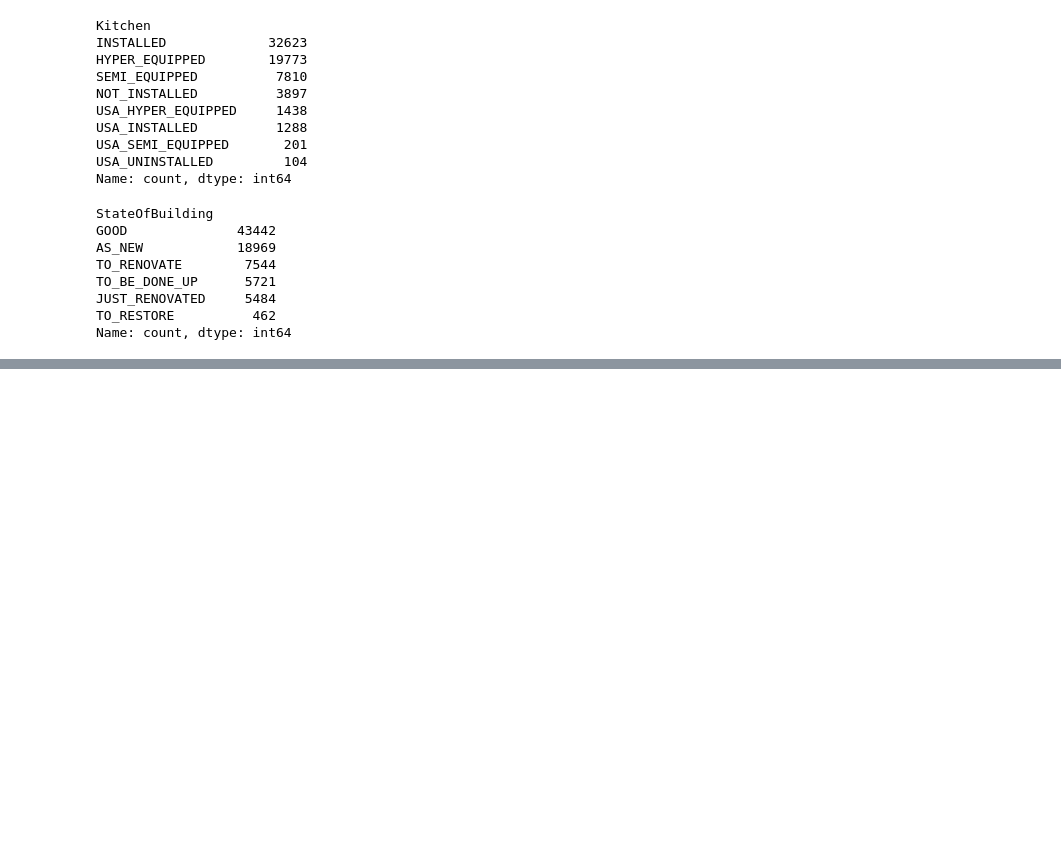
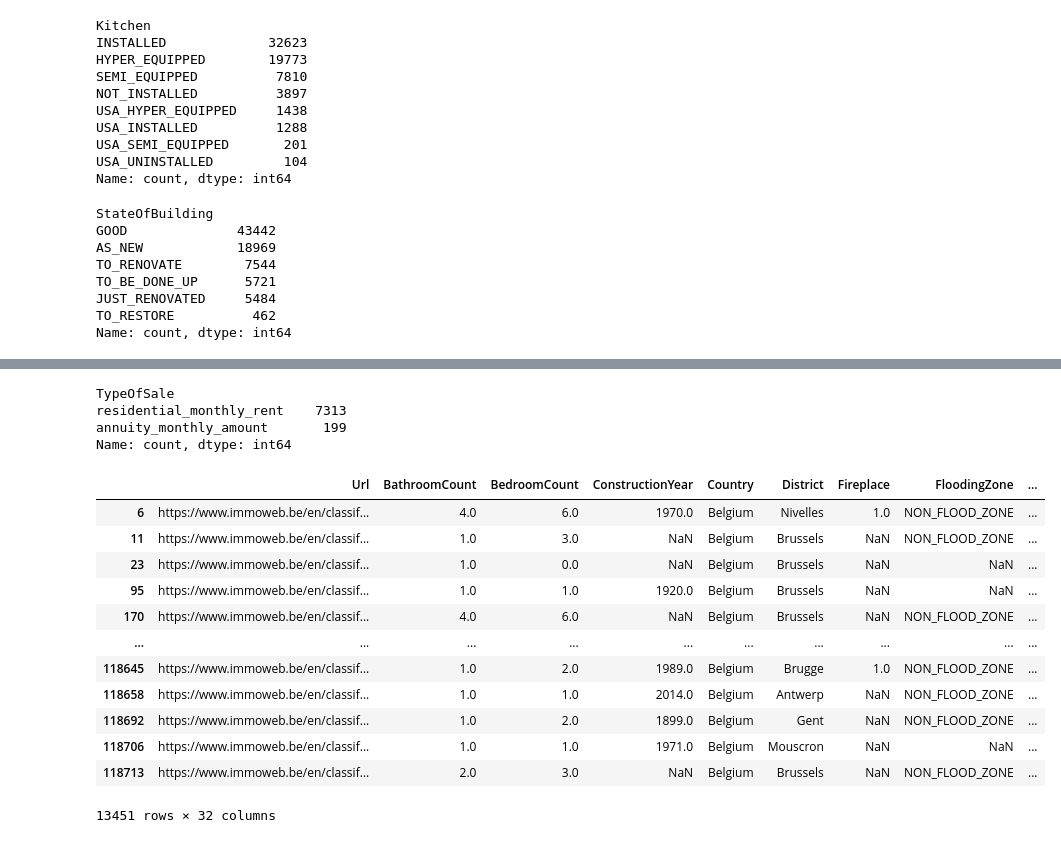
Before and after one commit to appiKaL/immo-eliza-analysis, a Jupyter notebook: test.ipynb, the cells around one changed output, grey strips where cells are left out. Cells and saved outputs as stored; diff of their text form; code cells hidden in the pictures; blank space fills up the shorter version.

```diff
--- a/test.ipynb
+++ b/test.ipynb
@@ -177,0 +224,25 @@ Name: count, dtype: int64
+# %%
+monthly_charges_df = df[df['MonthlyCharges'] > 0]
+#print(monthly_charges_df)
+monthly_charges_df['TypeOfSale'].value_counts()
+# %% [output]
+TypeOfSale
+residential_monthly_rent    7313
+annuity_monthly_amount       199
+Name: count, dtype: int64
+# %%
+df[df['TypeOfSale'] == 'residential_monthly_rent']
+# %% [output]
+|  | Url | BathroomCount | BedroomCount | ConstructionYear | Country | District | Fireplace | FloodingZone | ... |
+| 6 | https://www.immoweb.be/en/classif... | 4.0 | 6.0 | 1970.0 | Belgium | Nivelles | 1.0 | NON_FLOOD_ZONE | ... |
+| 11 | https://www.immoweb.be/en/classif... | 1.0 | 3.0 | NaN | Belgium | Brussels | NaN | NON_FLOOD_ZONE | ... |
+| 23 | https://www.immoweb.be/en/classif... | 1.0 | 0.0 | NaN | Belgium | Brussels | NaN | NaN | ... |
+| 95 | https://www.immoweb.be/en/classif... | 1.0 | 1.0 | 1920.0 | Belgium | Brussels | NaN | NaN | ... |
+| 170 | https://www.immoweb.be/en/classif... | 4.0 | 6.0 | NaN | Belgium | Brussels | NaN | NON_FLOOD_ZONE | ... |
+| ... | ... | ... | ... | ... | ... | ... | ... | ... | ... |
+| 118645 | https://www.immoweb.be/en/classif... | 1.0 | 2.0 | 1989.0 | Belgium | Brugge | 1.0 | NON_FLOOD_ZONE | ... |
+| 118658 | https://www.immoweb.be/en/classif... | 1.0 | 1.0 | 2014.0 | Belgium | Antwerp | NaN | NON_FLOOD_ZONE | ... |
+| 118692 | https://www.immoweb.be/en/classif... | 1.0 | 2.0 | 1899.0 | Belgium | Gent | NaN | NON_FLOOD_ZONE | ... |
+| 118706 | https://www.immoweb.be/en/classif... | 1.0 | 1.0 | 1971.0 | Belgium | Mouscron | NaN | NaN | ... |
+| 118713 | https://www.immoweb.be/en/classif... | 2.0 | 3.0 | NaN | Belgium | Brussels | NaN | NON_FLOOD_ZONE | ... |
+13451 rows × 32 columns
```
Also changed, not shown: parts of 5 cells of this notebook, 3 other files.
